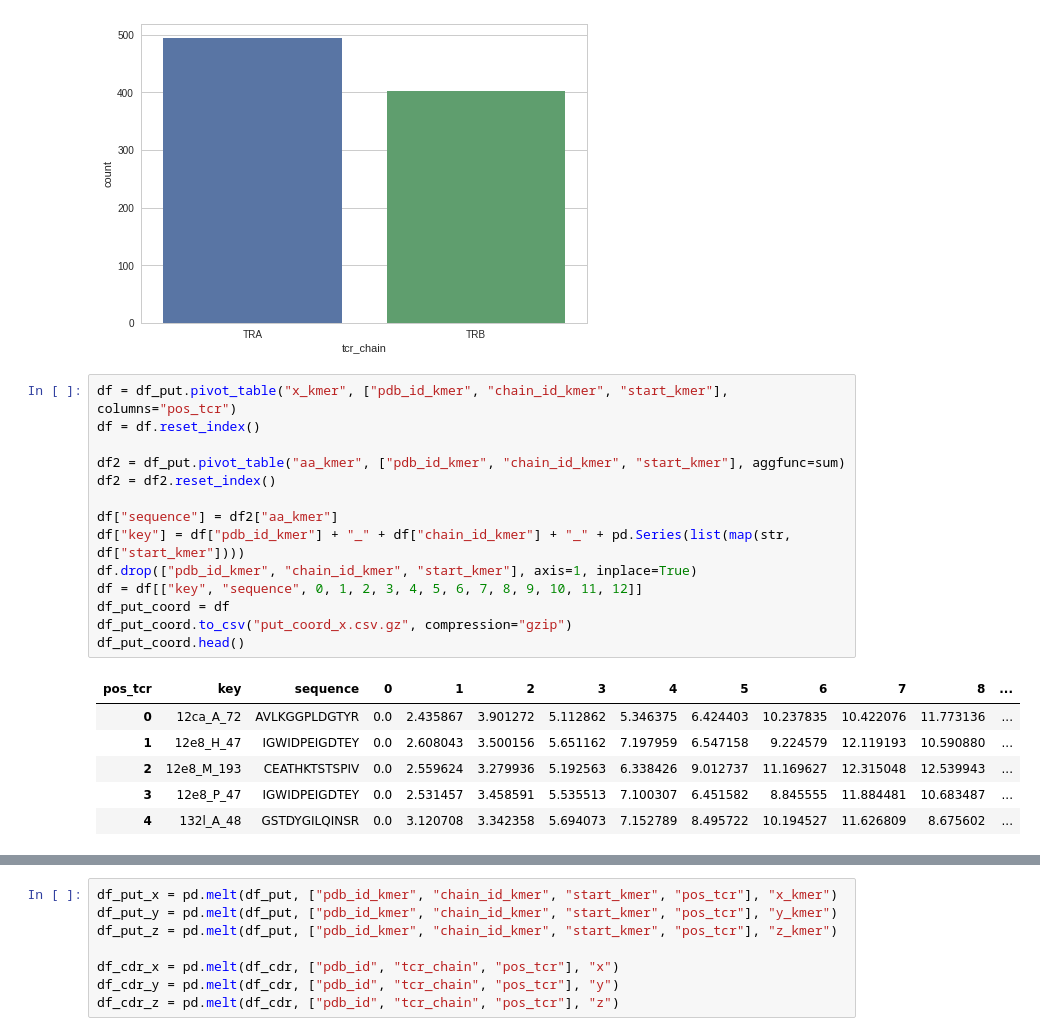
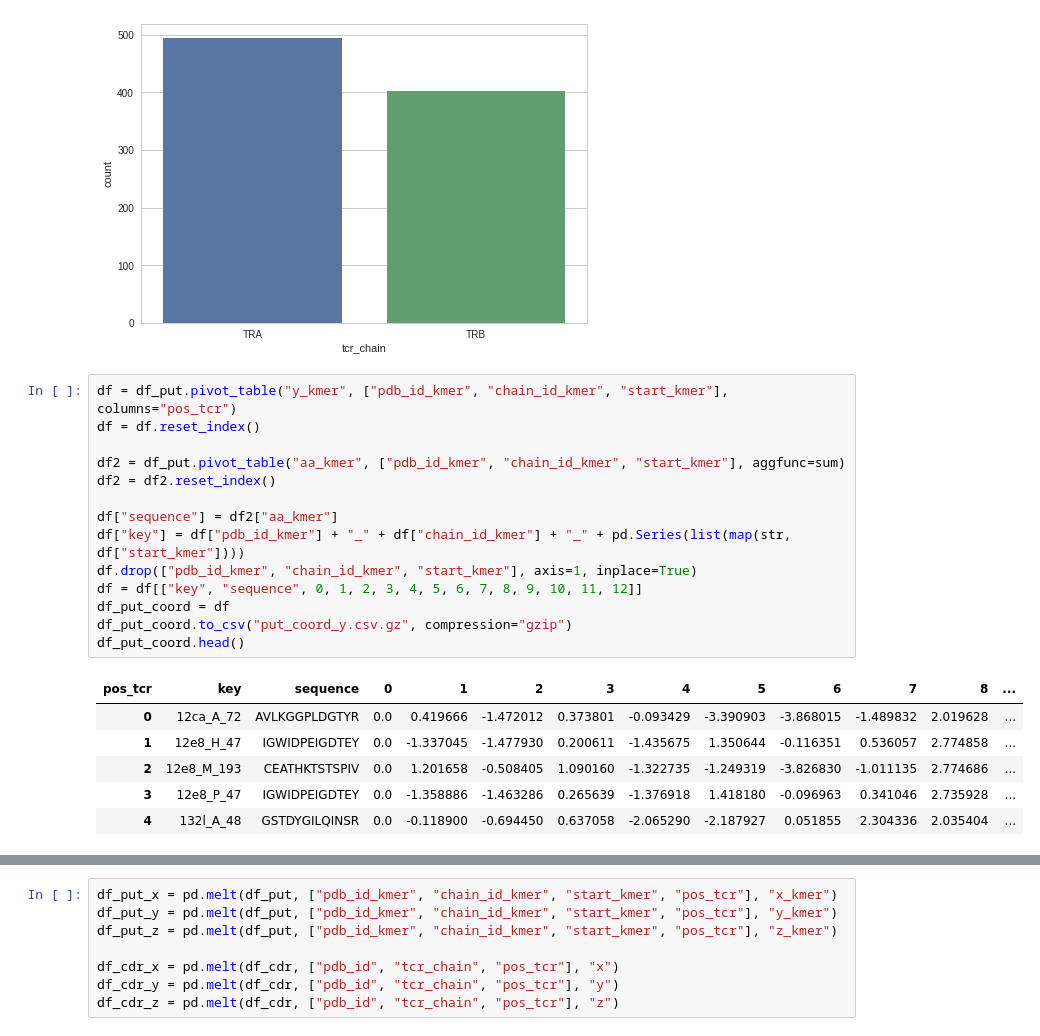
Before and after one commit to antigenomics/tcr-pmhc-study, a Jupyter notebook: loop_model/eda.ipynb, the cells around one changed output, grey strips where cells are left out. Cells and saved outputs as stored; diff of their text form.

```diff
--- a/loop_model/eda.ipynb
+++ b/loop_model/eda.ipynb
@@ -52,24 +52,24 @@ sns.countplot(df_cdr["tcr_chain"])
 <matplotlib.axes._subplots.AxesSubplot at 0x...>
 [figure]
 # %%
-df = df_put.pivot_table("x_kmer", ["pdb_id_kmer", "chain_id_kmer", "start_kmer"], columns="pos_tcr")
+df = df_put.pivot_table("y_kmer", ["pdb_id_kmer", "chain_id_kmer", "start_kmer"], columns="pos_tcr")
 df = df.reset_index()
 
 df2 = df_put.pivot_table("aa_kmer", ["pdb_id_kmer", "chain_id_kmer", "start_kmer"], aggfunc=sum)
 df2 = df2.reset_index()
 
 df["sequence"] = df2["aa_kmer"]
 df["key"] = df["pdb_id_kmer"] + "_" + df["chain_id_kmer"] + "_" + pd.Series(list(map(str, df["start_kmer"])))
 df.drop(["pdb_id_kmer", "chain_id_kmer", "start_kmer"], axis=1, inplace=True)
 df = df[["key", "sequence", 0, 1, 2, 3, 4, 5, 6, 7, 8, 9, 10, 11, 12]]
 df_put_coord = df
-df_put_coord.to_csv("put_coord_x.csv.gz", compression="gzip")
+df_put_coord.to_csv("put_coord_y.csv.gz", compression="gzip")
 df_put_coord.head()
 # %% [output]
 | pos_tcr | key | sequence | 0 | 1 | 2 | 3 | 4 | 5 | 6 | 7 | 8 | ... |
-| 0 | 12ca_A_72 | AVLKGGPLDGTYR | 0.0 | 2.435867 | 3.901272 | 5.112862 | 5.346375 | 6.424403 | 10.237835 | 10.422076 | 11.773136 | ... |
-| 1 | 12e8_H_47 | IGWIDPEIGDTEY | 0.0 | 2.608043 | 3.500156 | 5.651162 | 7.197959 | 6.547158 | 9.224579 | 12.119193 | 10.590880 | ... |
-| 2 | 12e8_M_193 | CEATHKTSTSPIV | 0.0 | 2.559624 | 3.279936 | 5.192563 | 6.338426 | 9.012737 | 11.169627 | 12.315048 | 12.539943 | ... |
-| 3 | 12e8_P_47 | IGWIDPEIGDTEY | 0.0 | 2.531457 | 3.458591 | 5.535513 | 7.100307 | 6.451582 | 8.845555 | 11.884481 | 10.683487 | ... |
-| 4 | 132l_A_48 | GSTDYGILQINSR | 0.0 | 3.120708 | 3.342358 | 5.694073 | 7.152789 | 8.495722 | 10.194527 | 11.626809 | 8.675602 | ... |
+| 0 | 12ca_A_72 | AVLKGGPLDGTYR | 0.0 | 0.419666 | -1.472012 | 0.373801 | -0.093429 | -3.390903 | -3.868015 | -1.489832 | 2.019628 | ... |
+| 1 | 12e8_H_47 | IGWIDPEIGDTEY | 0.0 | -1.337045 | -1.477930 | 0.200611 | -1.435675 | 1.350644 | -0.116351 | 0.536057 | 2.774858 | ... |
+| 2 | 12e8_M_193 | CEATHKTSTSPIV | 0.0 | 1.201658 | -0.508405 | 1.090160 | -1.322735 | -1.249319 | -3.826830 | -1.011135 | 2.774686 | ... |
+| 3 | 12e8_P_47 | IGWIDPEIGDTEY | 0.0 | -1.358886 | -1.463286 | 0.265639 | -1.376918 | 1.418180 | -0.096963 | 0.341046 | 2.735928 | ... |
+| 4 | 132l_A_48 | GSTDYGILQINSR | 0.0 | -0.118900 | -0.694450 | 0.637058 | -2.065290 | -2.187927 | 0.051855 | 2.304336 | 2.035404 | ... |
 # %%
```
Also changed, not shown: parts of 9 cells of this notebook, 1 other file.
